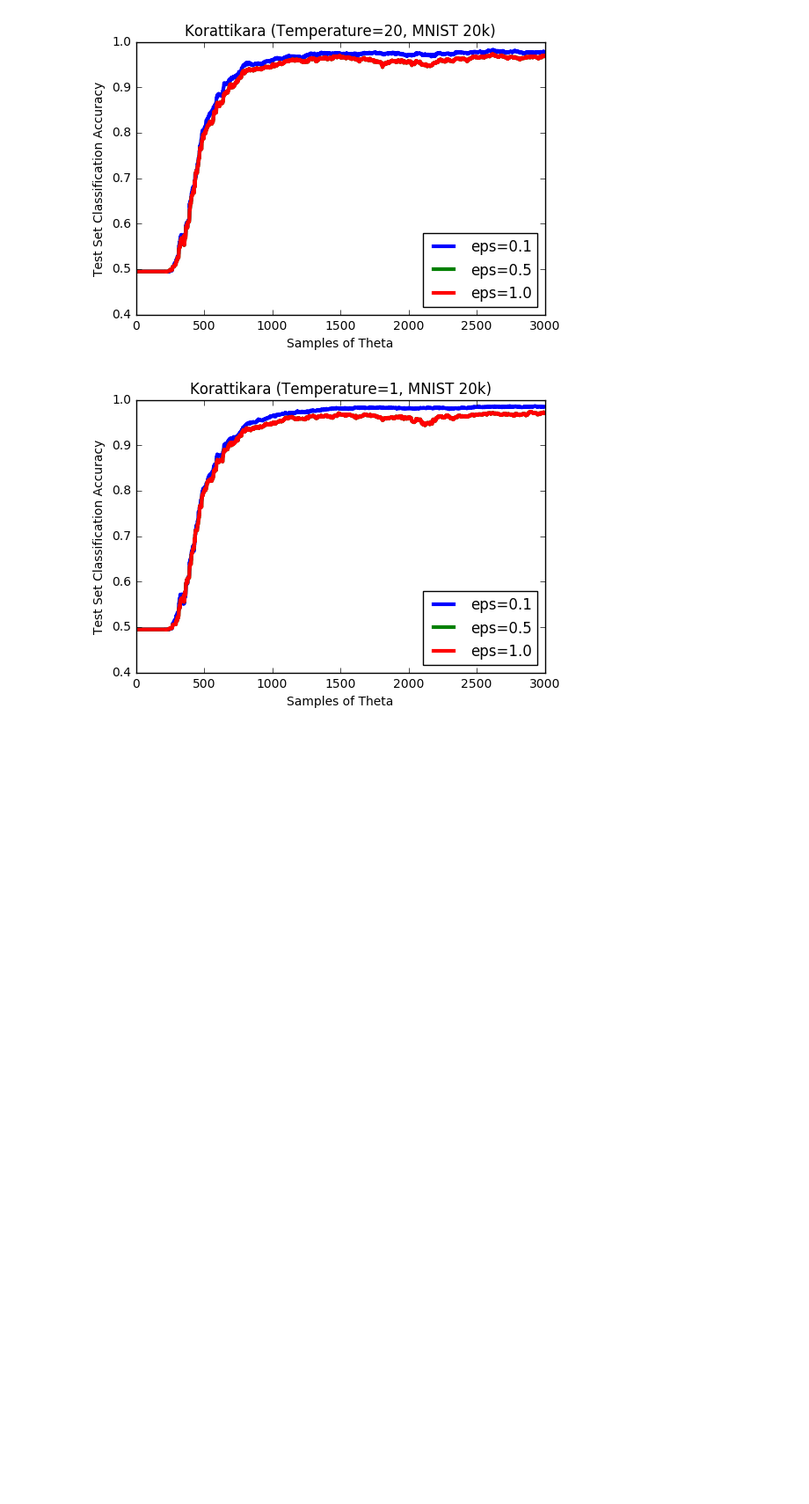
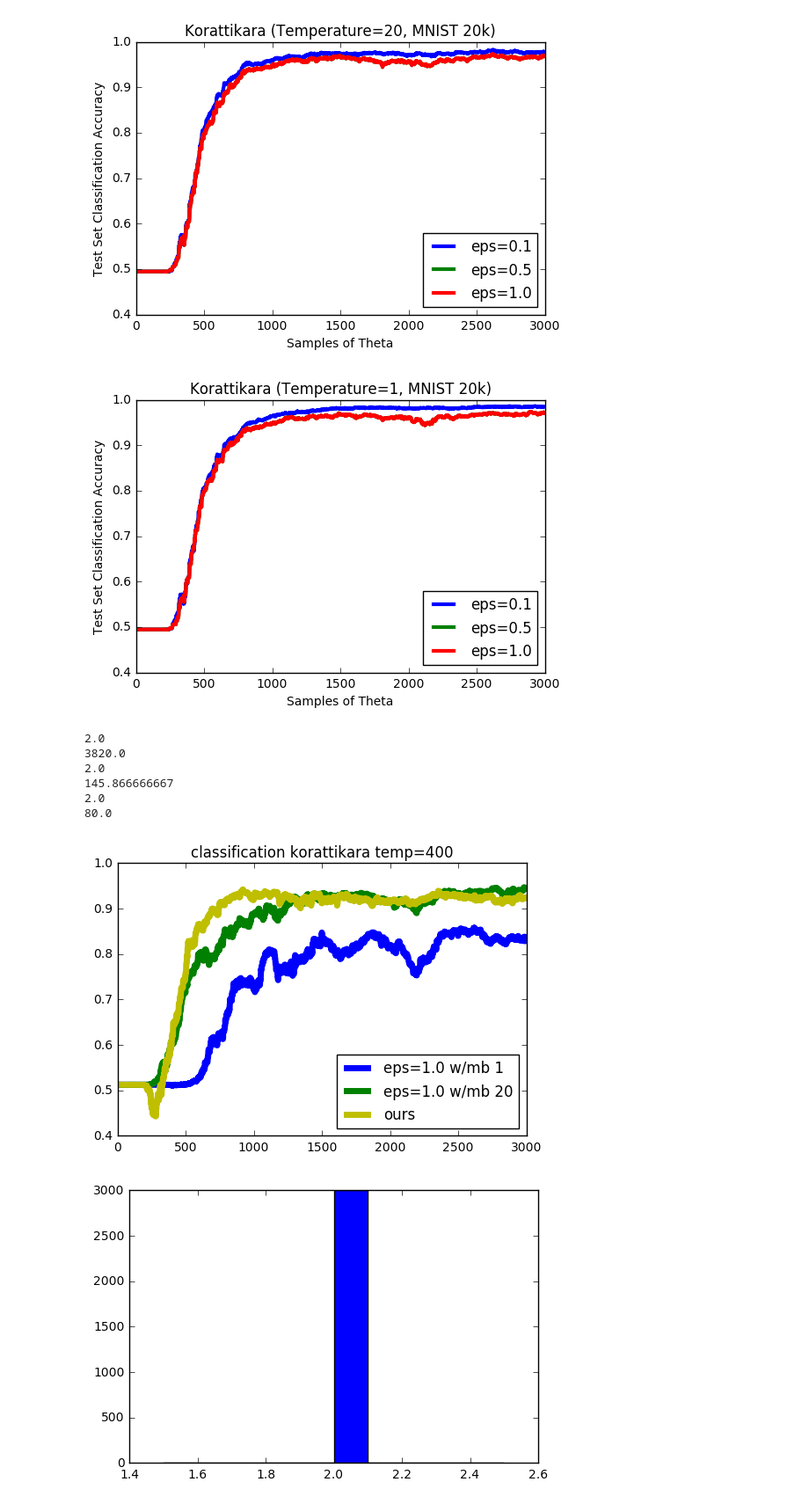
Before and after one commit to DanielTakeshi/New_MH_Test, a Jupyter notebook: code/plot_result_logisticRegression.ipynb, the cells around one changed output. Shown at 88% size. Cells and saved outputs as stored; diff of their text form; code cells hidden in the pictures; blank space fills up the shorter version.

Commit message:
adding updated logistic regression ssc

```diff
--- a/code/plot_result_logisticRegression.ipynb
+++ b/code/plot_result_logisticRegression.ipynb
@@ -306,3 +306,53 @@ Accept rate for eps=1.0: 1405/3000
 [figure]
 [figure]
 [figure]
+# %%
+""" More tests.
+"""
+
+N = 3000
+df_01 = h5py.File('logistic_results_kora_50000.mat');
+df_10 = h5py.File('interesting_output/logistic_results_kora_50000_eps10_temp400_mb20.mat');
+df_ours = h5py.File('interesting_output/logistic_results_ours_50000_temp400_mb20.mat')
+
+acc_01 = np.array(df_01['accuracy_kora']).reshape(N,1)
+acc_10 = np.array(df_10['accuracy_kora']).reshape(N,1)
+acc_ours = np.array(df_ours['accuracy_ours']).reshape(N,1)
+
+mb_01 = np.array(df_01['mb_size_kora']).reshape(N,1)
+mb_10 = np.array(df_10['mb_size_kora']).reshape(N,1)
+mb_ours = np.array(df_ours['mb_size_ours']).reshape(N,1)
+
+plt.figure()
+plt.title("classification korattikara temp=400")
+plt.ylim([0.4,1])
+w=5.0
+plt.plot(acc_01, lw=w, label="eps=1.0 w/mb 1")
+plt.plot(acc_10, lw=w, label="eps=1.0 w/mb 20")
+plt.plot(acc_ours, lw=w, c='y', label="ours")
+plt.legend(loc="lower right")
+
+plt.figure()
+plt.hist(mb_01)
+
+plt.figure()
+plt.hist(mb_10)
+
+plt.figure()
+plt.hist(mb_ours)
+
+print(np.max(mb_01))
+print(np.max(mb_ours))
+print(np.mean(mb_01))
+print(np.mean(mb_ours))
+print(np.median(mb_01))
+print(np.median(mb_ours))
+# %% [output]
+2.0
+3820.0
+2.0
+145.866666667
+2.0
+80.0
+[figure, added]
+[figure, added]
```
Also changed, not shown: parts of 1 cell of this notebook, 1 other file.
